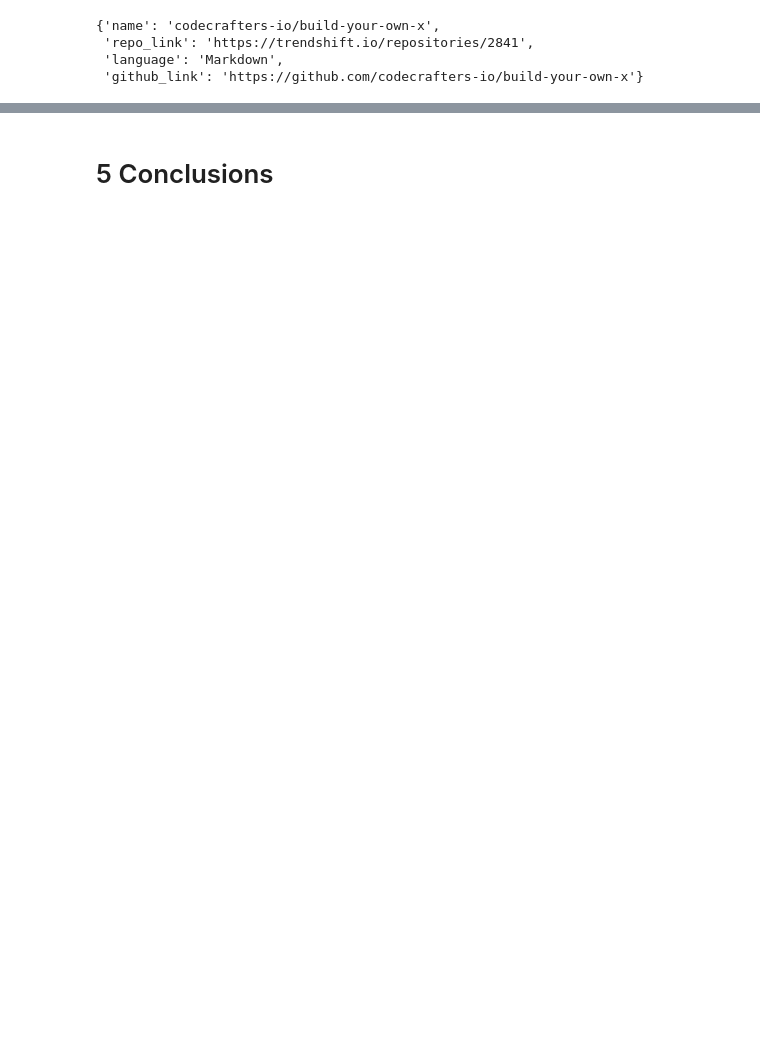
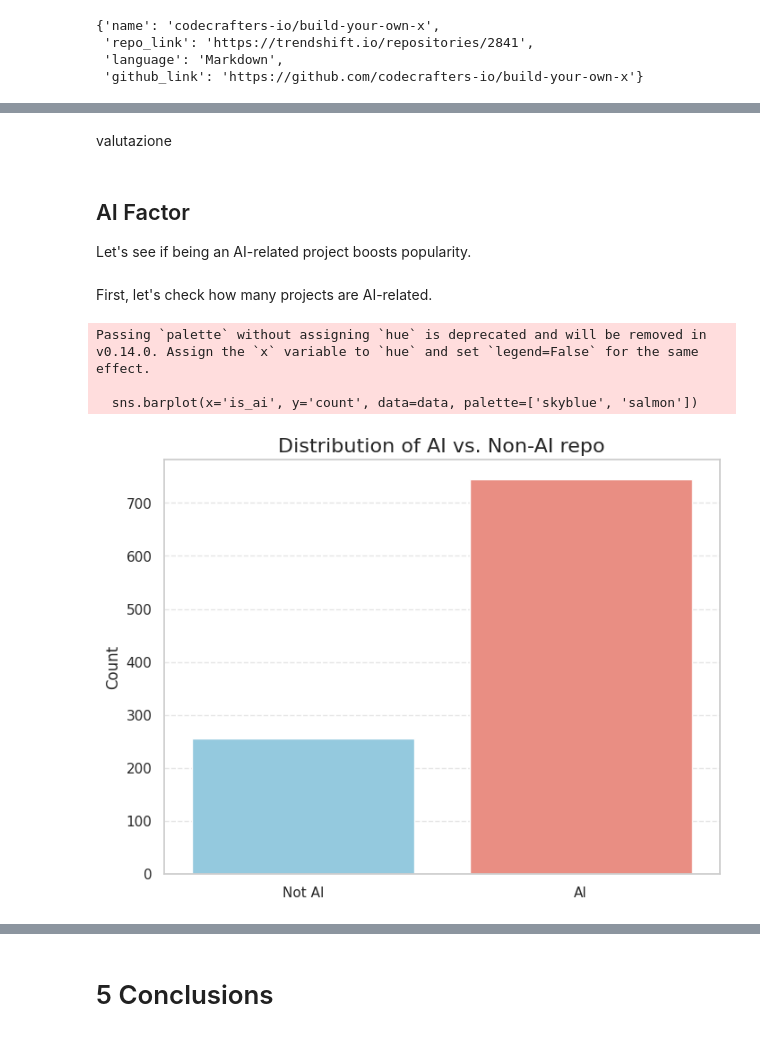
Before and after one commit to Kespers/github-popularity-analysis, a Jupyter notebook: notebook.ipynb, the cells around one changed output, grey strips where cells are left out. Cells and saved outputs as stored; diff of their text form; code cells hidden in the pictures; blank space fills up the shorter version.

```diff
--- a/notebook.ipynb
+++ b/notebook.ipynb
@@ -919,0 +912,25 @@ df
+# %% [markdown]
+valutazione
+# %% [markdown]
+## AI Factor
+Let's see if being an AI-related project boosts popularity.
+# %% [markdown]
+First, let's check how many projects are AI-related.
+# %%
+data = df['is_ai'].value_counts().sort_index().reset_index()
+data.columns = ['is_ai', 'count']
+
+plt.figure(figsize=(8, 6))
+sns.barplot(x='is_ai', y='count', data=data, palette=['skyblue', 'salmon'])
+
+plt.ylabel('Count')
+plt.xticks([0, 1], ['Not AI', 'AI'])
+plt.title('Distribution of AI vs. Non-AI repo', fontsize=16)
+plt.grid(True, axis='y', linestyle='--', alpha=0.5)
+plt.xlabel('')
+plt.show()
+# %% [output]
+Passing `palette` without assigning `hue` is deprecated and will be removed in v0.14.0. Assign the `x` variable to `hue` and set `legend=False` for the same effect.
+
+  sns.barplot(x='is_ai', y='count', data=data, palette=['skyblue', 'salmon'])
+[figure, added]
```
Also changed, not shown: parts of 84 cells of this notebook, 2 other files.
